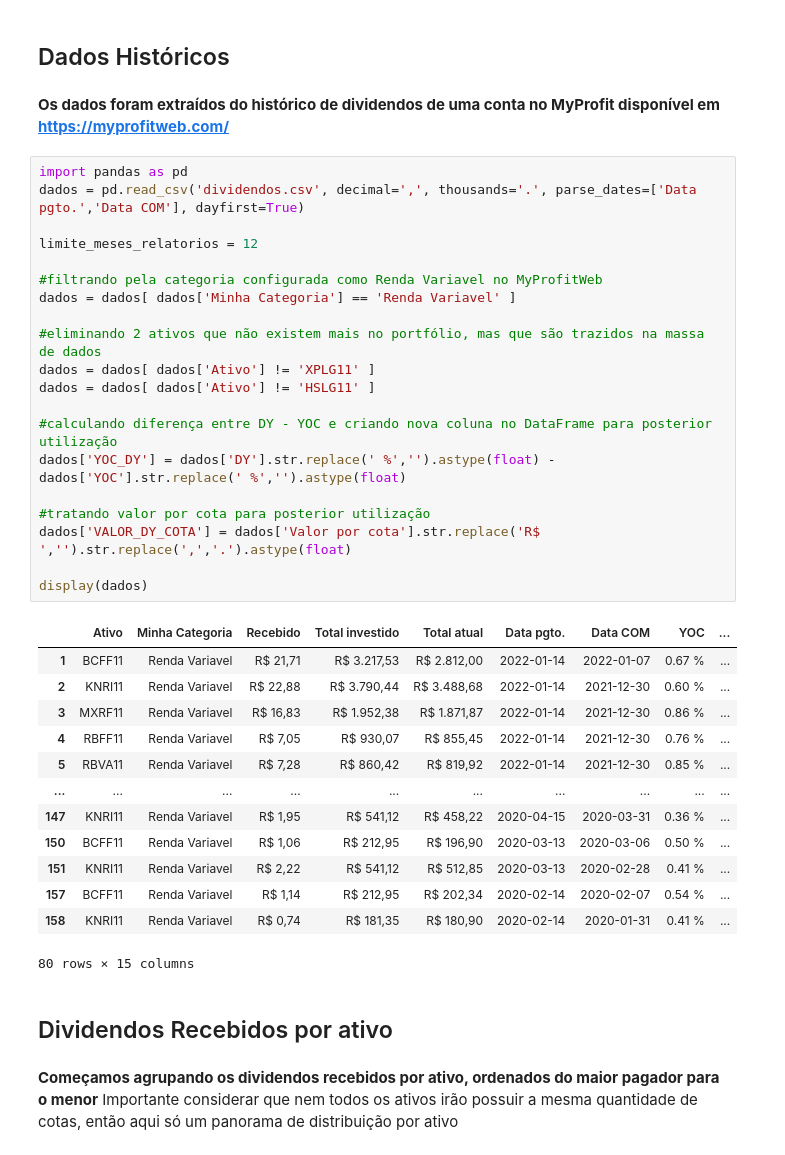
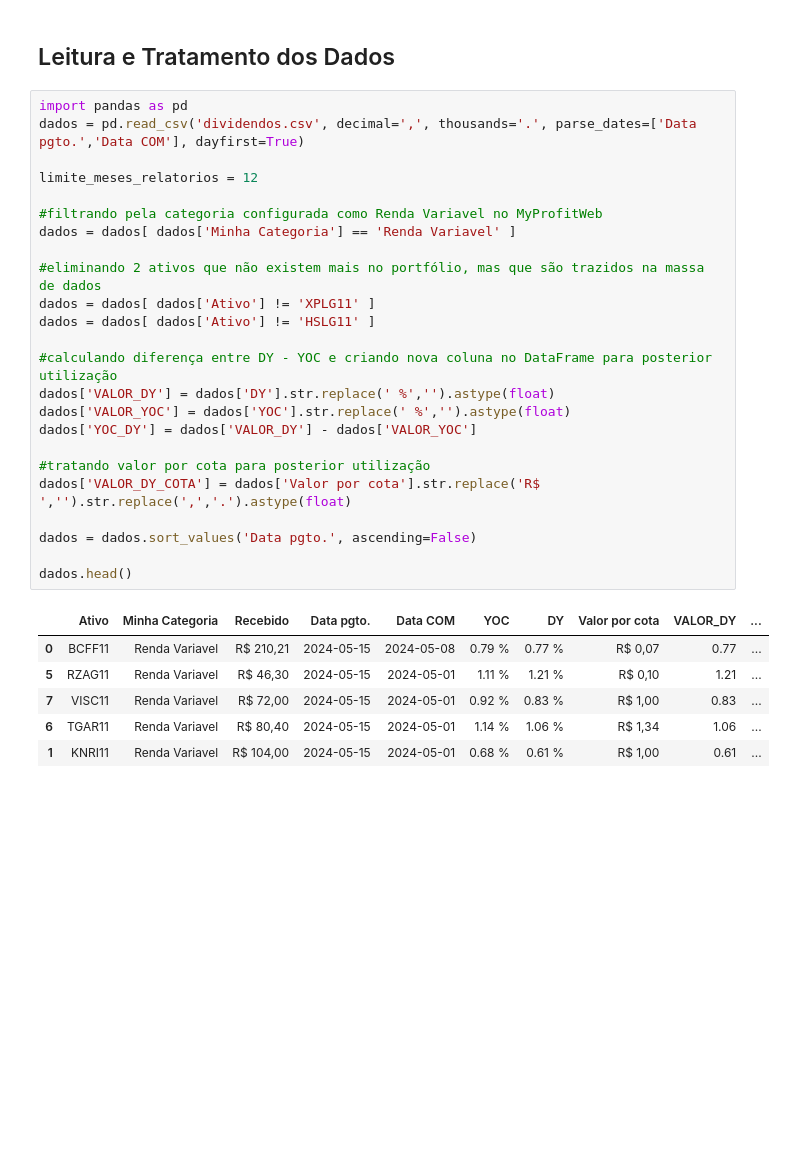
Before and after one commit to devBino/analise_dados_cases, a Jupyter notebook: analise_dividendos/dividendos_historicos_analise.ipynb, the cells around one changed output. Saved outputs shown, nothing was run; the diff lists cells and outputs as text; blank space fills up the shorter version.

```diff
--- a/analise_dividendos/dividendos_historicos_analise.ipynb
+++ b/analise_dividendos/dividendos_historicos_analise.ipynb
@@ -10,43 +23,33 @@
 # %% [markdown]
-## Dados Históricos
+## Leitura e Tratamento dos Dados
-# %% [markdown]
-**Os dados foram extraídos do histórico de dividendos de uma conta no MyProfit disponível em https://myprofitweb.com/**
 # %%
 import pandas as pd
 dados = pd.read_csv('dividendos.csv', decimal=',', thousands='.', parse_dates=['Data pgto.','Data COM'], dayfirst=True)
 
 limite_meses_relatorios = 12
 
 #filtrando pela categoria configurada como Renda Variavel no MyProfitWeb
 dados = dados[ dados['Minha Categoria'] == 'Renda Variavel' ]
 
 #eliminando 2 ativos que não existem mais no portfólio, mas que são trazidos na massa de dados
 dados = dados[ dados['Ativo'] != 'XPLG11' ]
 dados = dados[ dados['Ativo'] != 'HSLG11' ]
 
 #calculando diferença entre DY - YOC e criando nova coluna no DataFrame para posterior utilização
-dados['YOC_DY'] = dados['DY'].str.replace(' %','').astype(float) - dados['YOC'].str.replace(' %','').astype(float)
+dados['VALOR_DY'] = dados['DY'].str.replace(' %','').astype(float)
+dados['VALOR_YOC'] = dados['YOC'].str.replace(' %','').astype(float)
+dados['YOC_DY'] = dados['VALOR_DY'] - dados['VALOR_YOC']
 
 #tratando valor por cota para posterior utilização
 dados['VALOR_DY_COTA'] = dados['Valor por cota'].str.replace('R$ ','').str.replace(',','.').astype(float)
 
-display(dados)
+dados = dados.sort_values('Data pgto.', ascending=False)
+
+dados.head()
 # %% [output]
-|  | Ativo | Minha Categoria | Recebido | Total investido | Total atual | Data pgto. | Data COM | YOC | ... |
-| 1 | BCFF11 | Renda Variavel | R$ 21,71 | R$ 3.217,53 | R$ 2.812,00 | 2022-01-14 | 2022-01-07 | 0.67 % | ... |
-| 2 | KNRI11 | Renda Variavel | R$ 22,88 | R$ 3.790,44 | R$ 3.488,68 | 2022-01-14 | 2021-12-30 | 0.60 % | ... |
-| 3 | MXRF11 | Renda Variavel | R$ 16,83 | R$ 1.952,38 | R$ 1.871,87 | 2022-01-14 | 2021-12-30 | 0.86 % | ... |
-| 4 | RBFF11 | Renda Variavel | R$ 7,05 | R$ 930,07 | R$ 855,45 | 2022-01-14 | 2021-12-30 | 0.76 % | ... |
-| 5 | RBVA11 | Renda Variavel | R$ 7,28 | R$ 860,42 | R$ 819,92 | 2022-01-14 | 2021-12-30 | 0.85 % | ... |
-| ... | ... | ... | ... | ... | ... | ... | ... | ... | ... |
-| 147 | KNRI11 | Renda Variavel | R$ 1,95 | R$ 541,12 | R$ 458,22 | 2020-04-15 | 2020-03-31 | 0.36 % | ... |
-| 150 | BCFF11 | Renda Variavel | R$ 1,06 | R$ 212,95 | R$ 196,90 | 2020-03-13 | 2020-03-06 | 0.50 % | ... |
-| 151 | KNRI11 | Renda Variavel | R$ 2,22 | R$ 541,12 | R$ 512,85 | 2020-03-13 | 2020-02-28 | 0.41 % | ... |
-| 157 | BCFF11 | Renda Variavel | R$ 1,14 | R$ 212,95 | R$ 202,34 | 2020-02-14 | 2020-02-07 | 0.54 % | ... |
-| 158 | KNRI11 | Renda Variavel | R$ 0,74 | R$ 181,35 | R$ 180,90 | 2020-02-14 | 2020-01-31 | 0.41 % | ... |
+|  | Ativo | Minha Categoria | Recebido | Data pgto. | Data COM | YOC | DY | Valor por cota | VALOR_DY | ... |
+| 0 | BCFF11 | Renda Variavel | R$ 210,21 | 2024-05-15 | 2024-05-08 | 0.79 % | 0.77 % | R$ 0,07 | 0.77 | ... |
+| 5 | RZAG11 | Renda Variavel | R$ 46,30 | 2024-05-15 | 2024-05-01 | 1.11 % | 1.21 % | R$ 0,10 | 1.21 | ... |
+| 7 | VISC11 | Renda Variavel | R$ 72,00 | 2024-05-15 | 2024-05-01 | 0.92 % | 0.83 % | R$ 1,00 | 0.83 | ... |
+| 6 | TGAR11 | Renda Variavel | R$ 80,40 | 2024-05-15 | 2024-05-01 | 1.14 % | 1.06 % | R$ 1,34 | 1.06 | ... |
+| 1 | KNRI11 | Renda Variavel | R$ 104,00 | 2024-05-15 | 2024-05-01 | 0.68 % | 0.61 % | R$ 1,00 | 0.61 | ... |
-80 rows × 15 columns
-# %% [markdown]
-## Dividendos Recebidos por ativo
-# %% [markdown]
-**Começamos agrupando os dividendos recebidos por ativo, ordenados do maior pagador para o menor**
-Importante considerar que nem todos os ativos irão possuir a mesma quantidade de cotas, então aqui só um panorama de distribuição por ativo
```
Also changed, not shown: parts of 21 cells of this notebook.
